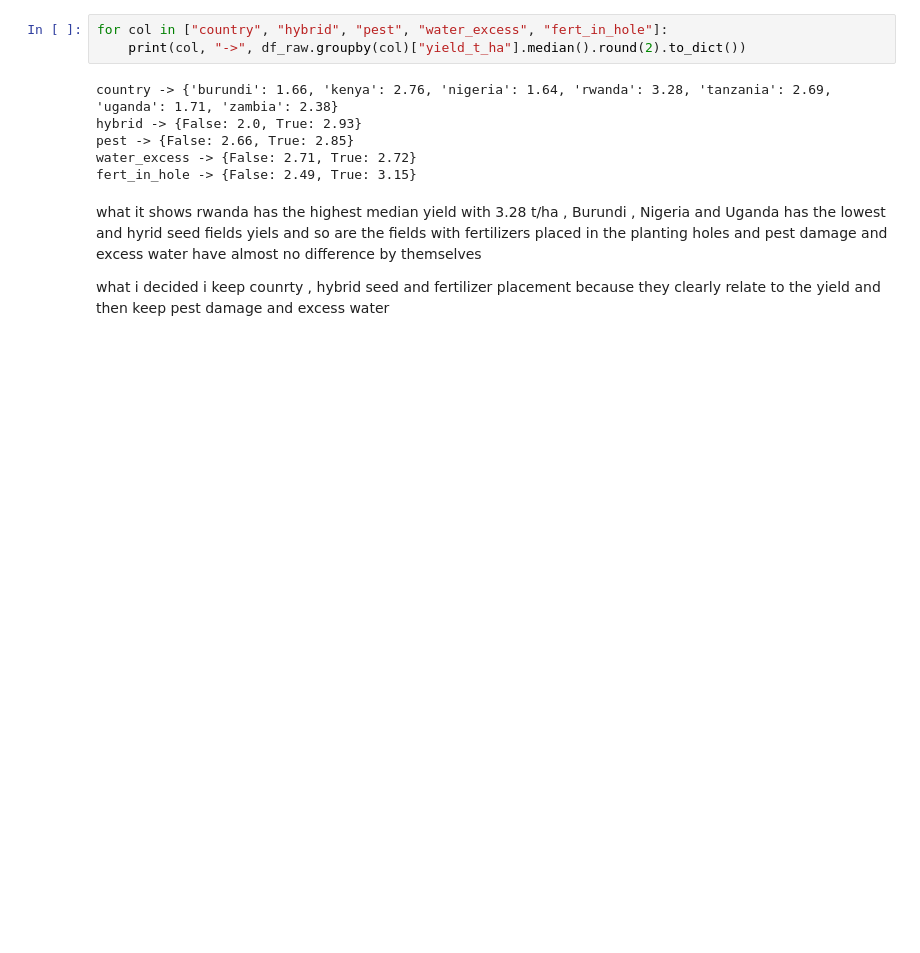
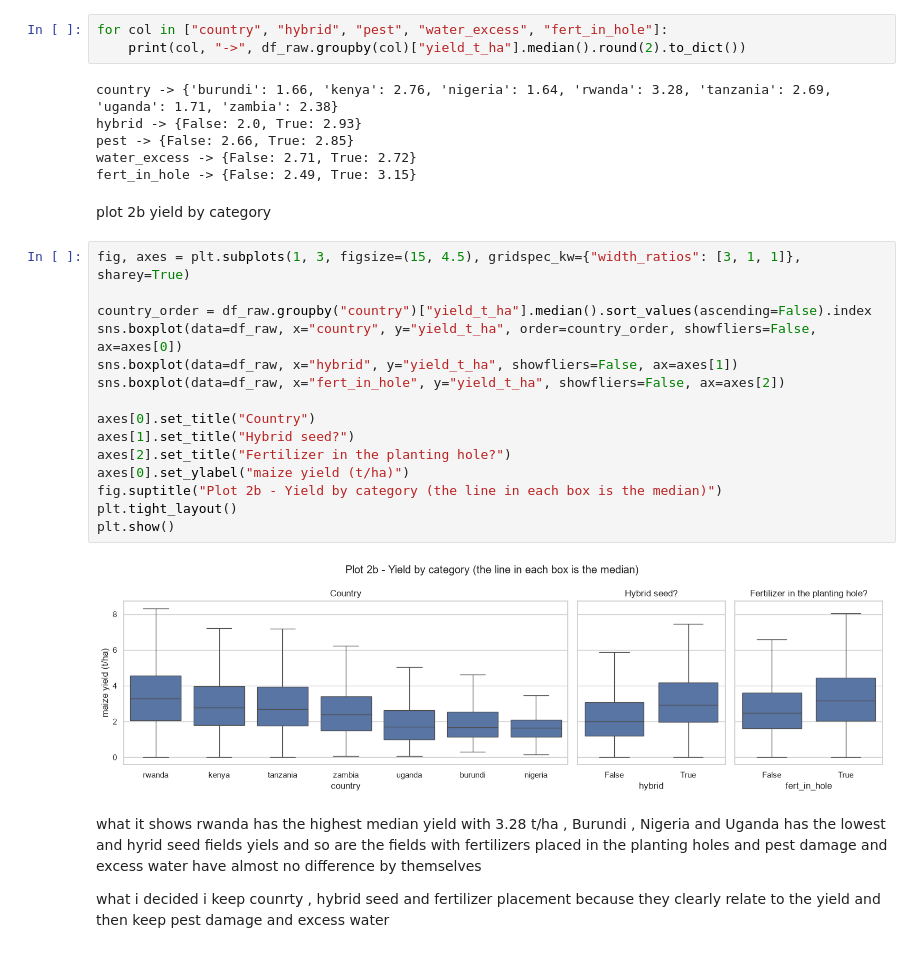
Before and after one commit to lilianeuwase2/linear_regression_model, a Jupyter notebook: summative/linear_regression/multivariate.ipynb, the cells around one changed output. Saved outputs shown, nothing was run; the diff lists cells and outputs as text; blank space fills up the shorter version.

Commit message:
added the box  plot that summarizes a group in one shape

```diff
--- a/summative/linear_regression/multivariate.ipynb
+++ b/summative/linear_regression/multivariate.ipynb
@@ -156,6 +166,25 @@ hybrid -> {False: 2.0, True: 2.93}
 pest -> {False: 2.66, True: 2.85}
 water_excess -> {False: 2.71, True: 2.72}
 fert_in_hole -> {False: 2.49, True: 3.15}
+# %% [markdown]
+plot 2b yield by category
+# %%
+fig, axes = plt.subplots(1, 3, figsize=(15, 4.5), gridspec_kw={"width_ratios": [3, 1, 1]}, sharey=True)
+
+country_order = df_raw.groupby("country")["yield_t_ha"].median().sort_values(ascending=False).index
+sns.boxplot(data=df_raw, x="country", y="yield_t_ha", order=country_order, showfliers=False, ax=axes[0])
+sns.boxplot(data=df_raw, x="hybrid", y="yield_t_ha", showfliers=False, ax=axes[1])
+sns.boxplot(data=df_raw, x="fert_in_hole", y="yield_t_ha", showfliers=False, ax=axes[2])
+
+axes[0].set_title("Country")
+axes[1].set_title("Hybrid seed?")
+axes[2].set_title("Fertilizer in the planting hole?")
+axes[0].set_ylabel("maize yield (t/ha)")
+fig.suptitle("Plot 2b - Yield by category (the line in each box is the median)")
+plt.tight_layout()
+plt.show()
+# %% [output]
+[figure, added]
 # %% [markdown]
 what it shows
 rwanda has the highest median yield with 3.28 t/ha  , Burundi , Nigeria and Uganda has the lowest and hyrid seed fields yiels and so are the fields with fertilizers placed in the planting holes and pest damage and excess water have almost no difference by themselves
```
Also changed, not shown: parts of 1 cell of this notebook.
